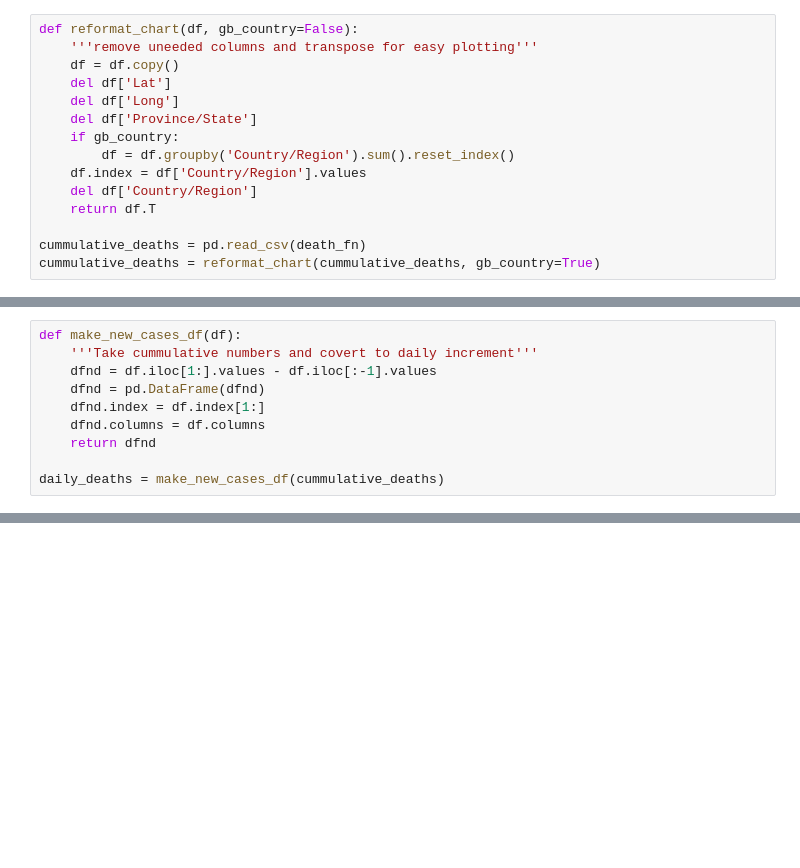
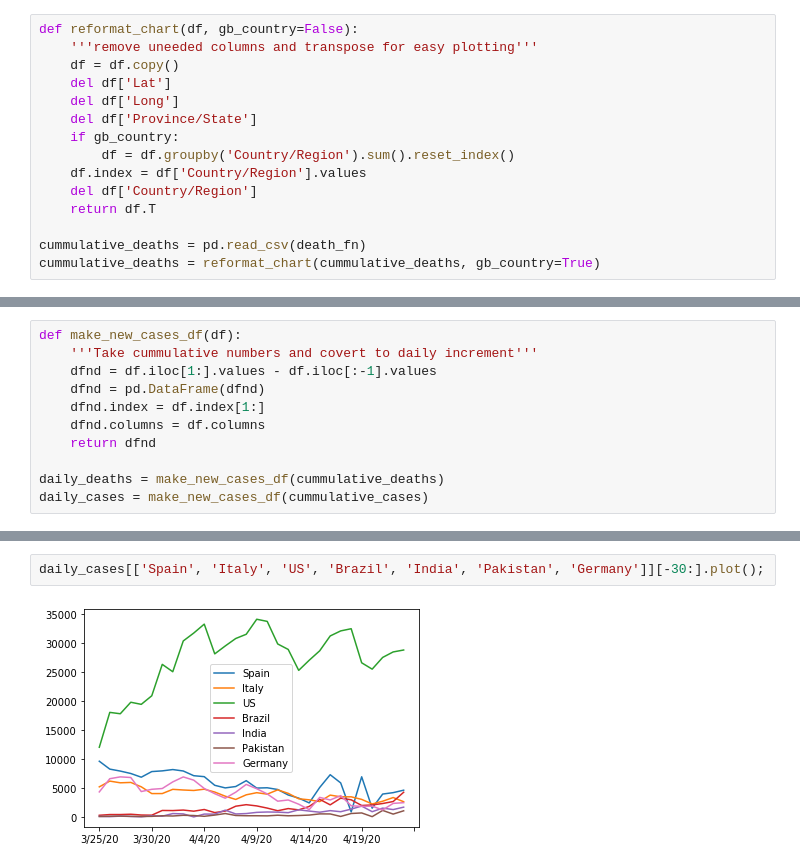
Before and after one commit to robddd/covid-plots, a Jupyter notebook: plot_covid_data.ipynb, the cells around one changed output, grey strips where cells are left out. Drawn from its saved outputs; the diff is of its cells as text; blank space fills up the shorter version.

```diff
--- a/plot_covid_data.ipynb
+++ b/plot_covid_data.ipynb
@@ -36,6 +39,7 @@ def make_new_cases_df(df):
     return dfnd
 
 daily_deaths = make_new_cases_df(cummulative_deaths)
+daily_cases = make_new_cases_df(cummulative_cases)
 # %%
 def make_pop_normal(df, per_x=1000000):
     '''Normalise cummulative deaths by population
@@ -53,0 +111,4 @@ cummulative_deaths['Italy'][-30:].plot(logy=False);
+# %%
+daily_cases[['Spain', 'Italy', 'US', 'Brazil', 'India', 'Pakistan', 'Germany']][-30:].plot();
+# %% [output]
+[figure, added]
```
Also changed, not shown: parts of 20 cells of this notebook.
